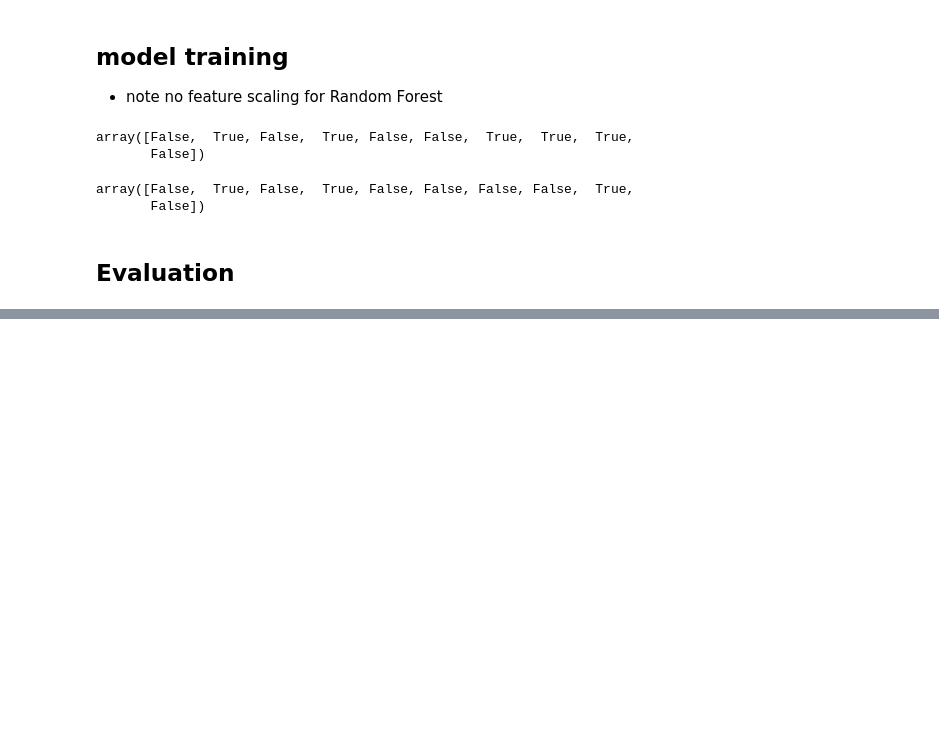
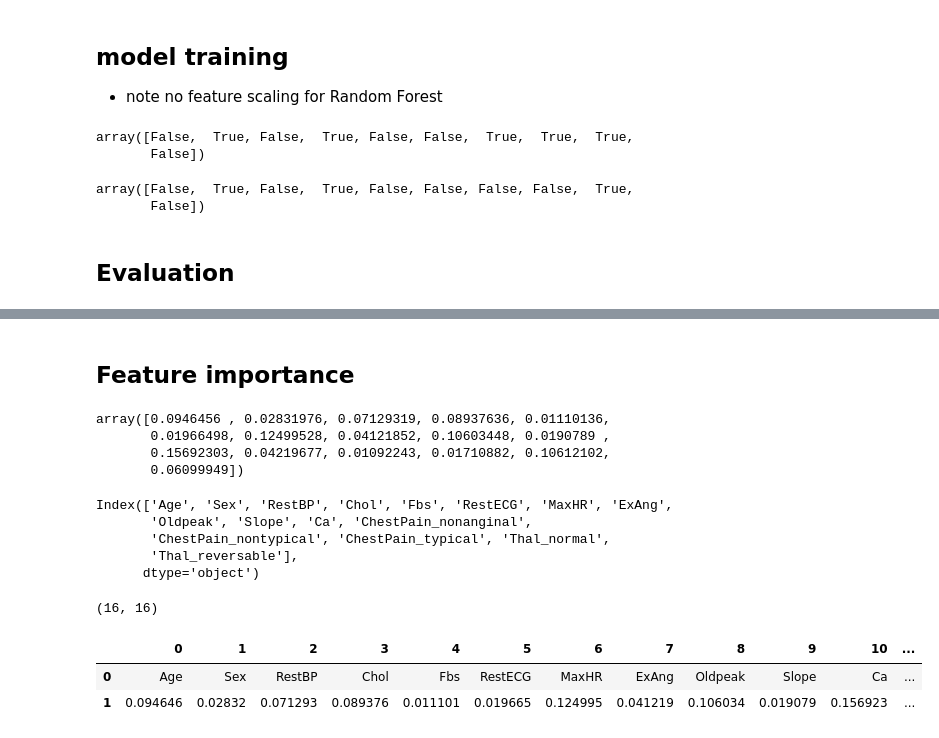
Before and after one commit to TonalLobster/AI_Engineering_Edwin_Lindblom, a Jupyter notebook: code_alongs/06_random_forest/random_forest.ipynb, the cells around one changed output, grey strips where cells are left out. Saved outputs shown, nothing was run; the diff lists cells and outputs as text; code cells hidden in the pictures; blank space fills up the shorter version.

```diff
--- a/code_alongs/06_random_forest/random_forest.ipynb
+++ b/code_alongs/06_random_forest/random_forest.ipynb
@@ -142,0 +143,28 @@ weighted avg       0.82      0.82      0.82        99
+# %% [markdown]
+## Feature importance
+# %%
+model.feature_importances_
+# %% [output]
+array([0.0946456 , 0.02831976, 0.07129319, 0.08937636, 0.01110136,
+       0.01966498, 0.12499528, 0.04121852, 0.10603448, 0.0190789 ,
+       0.15692303, 0.04219677, 0.01092243, 0.01710882, 0.10612102,
+       0.06099949])
+# %%
+X.columns
+# %% [output]
+Index(['Age', 'Sex', 'RestBP', 'Chol', 'Fbs', 'RestECG', 'MaxHR', 'ExAng',
+       'Oldpeak', 'Slope', 'Ca', 'ChestPain_nonanginal',
+       'ChestPain_nontypical', 'ChestPain_typical', 'Thal_normal',
+       'Thal_reversable'],
+      dtype='object')
+# %%
+len(X.columns), len(model.feature_importances_)
+# %% [output]
+(16, 16)
+# %%
+feature_importance = pd.DataFrame([X.columns,model.feature_importances_])
+feature_importance
+# %% [output]
+|  | 0 | 1 | 2 | 3 | 4 | 5 | 6 | 7 | 8 | 9 | 10 | ... |
+| 0 | Age | Sex | RestBP | Chol | Fbs | RestECG | MaxHR | ExAng | Oldpeak | Slope | Ca | ... |
+| 1 | 0.094646 | 0.02832 | 0.071293 | 0.089376 | 0.011101 | 0.019665 | 0.124995 | 0.041219 | 0.106034 | 0.019079 | 0.156923 | ... |
```
Also changed, not shown: parts of 6 cells of this notebook.
